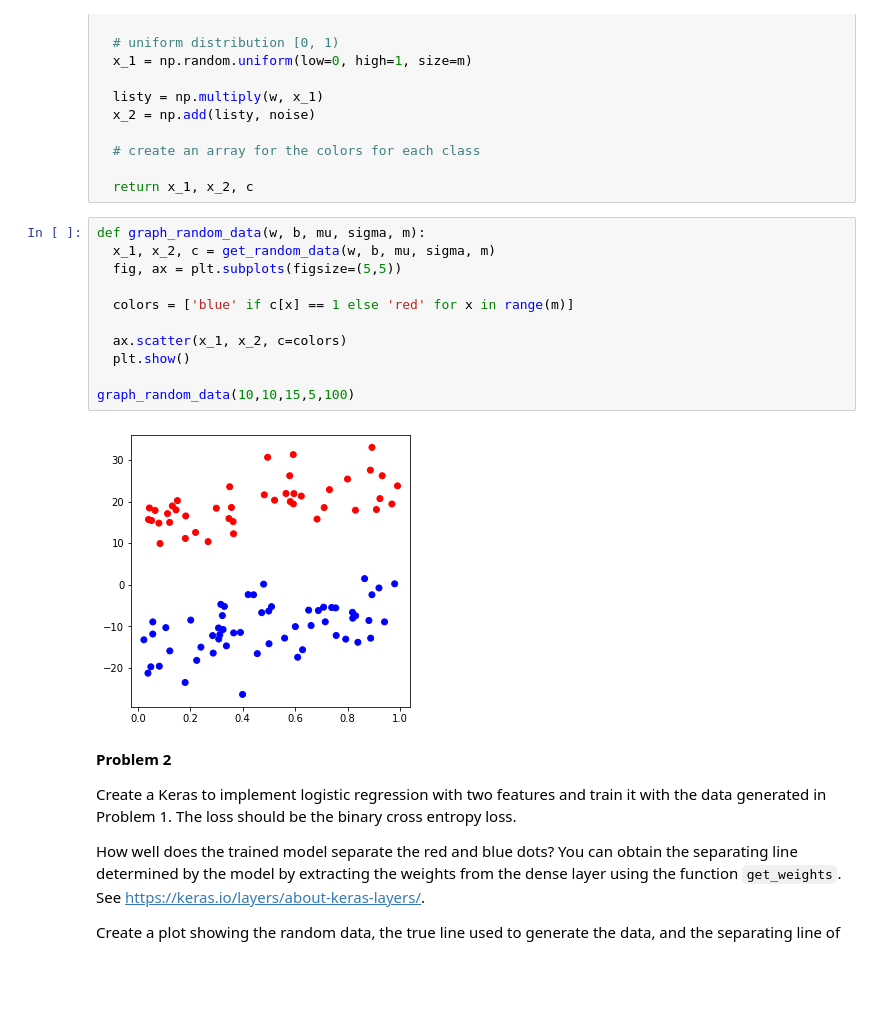
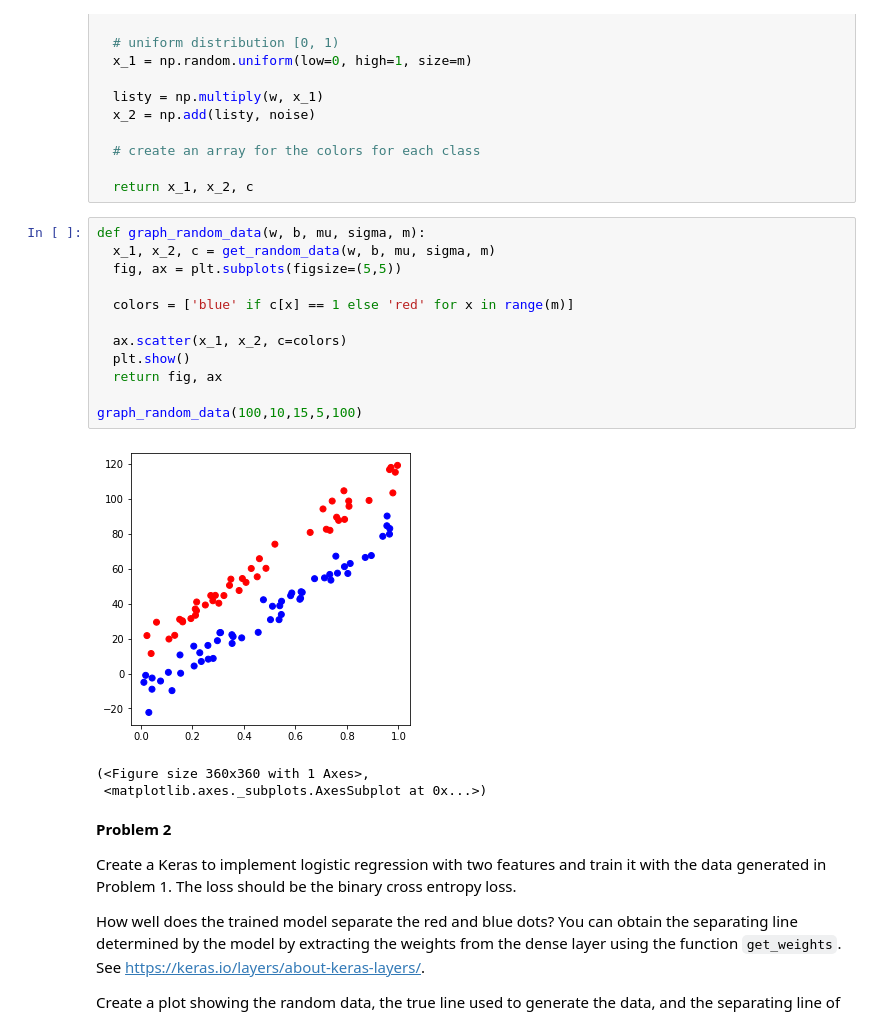
Before and after one commit to nspeer12/AI_CAP4630, a Jupyter notebook: hw3.ipynb, the cells around one changed output. Cells and saved outputs as stored; diff of their text form; blank space fills up the shorter version.

```diff
--- a/hw3.ipynb
+++ b/hw3.ipynb
@@ -52,16 +54,19 @@ def get_random_data(w, b, mu, sigma, m):
 # %%
 def graph_random_data(w, b, mu, sigma, m):
   x_1, x_2, c = get_random_data(w, b, mu, sigma, m)
   fig, ax = plt.subplots(figsize=(5,5))
 
   colors = ['blue' if c[x] == 1 else 'red' for x in range(m)]
 
   ax.scatter(x_1, x_2, c=colors)
   plt.show()
+  return fig, ax
 
-graph_random_data(10,10,15,5,100)
+graph_random_data(100,10,15,5,100)
 # %% [output]
-[figure, old version]
+[figure, new version]
+(<Figure size 360x360 with 1 Axes>,
+ <matplotlib.axes._subplots.AxesSubplot at 0x...>)
 # %% [markdown]
 **Problem 2**
 
```
Also changed, not shown: parts of 15 cells of this notebook.
